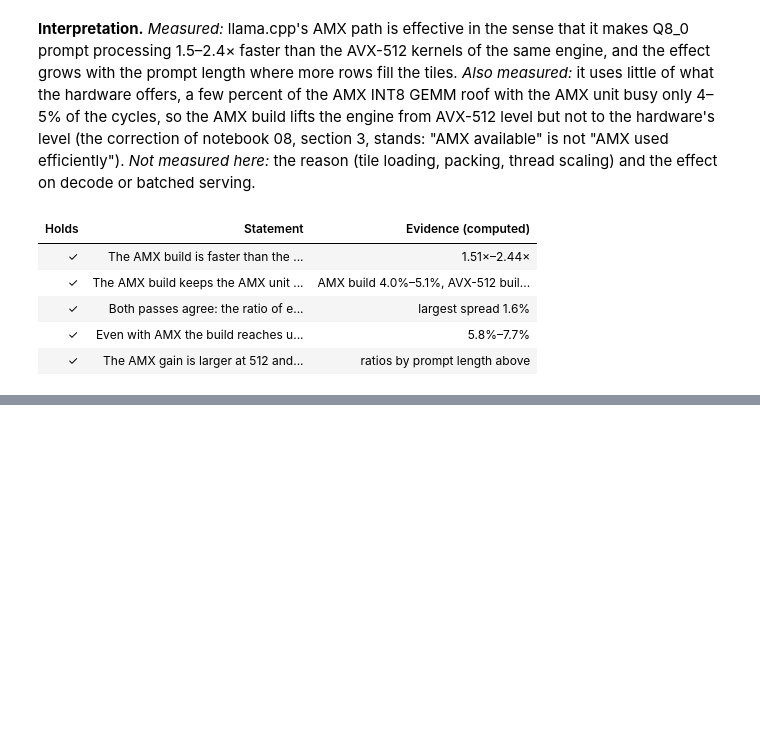
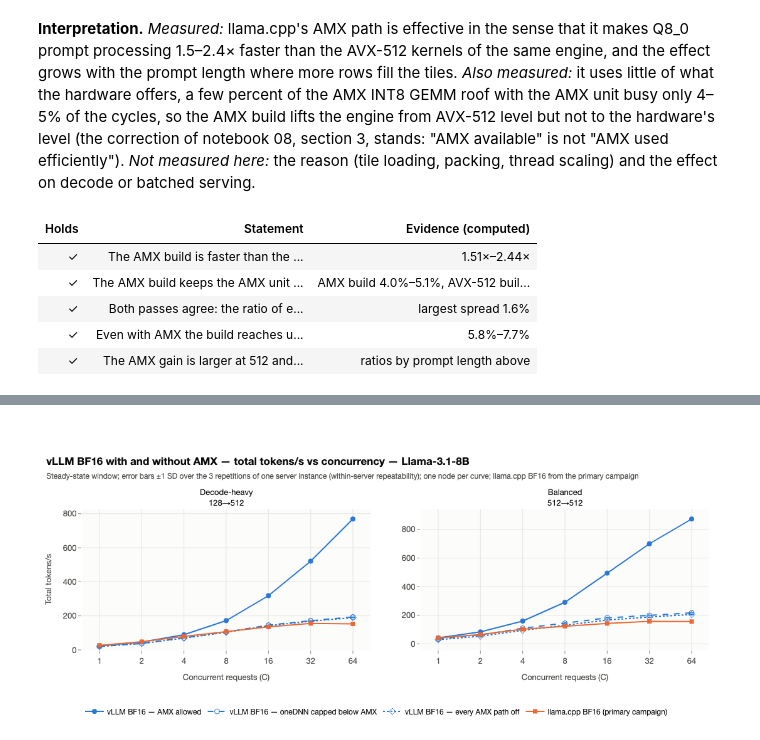
Before and after one commit to struggling-student/llm-backend-analysis, a Jupyter notebook: notebooks/backend_selection/12_amx_ablations.ipynb, the cells around one changed output, grey strips where cells are left out. Drawn from its saved outputs; the diff is of its cells as text; code cells hidden in the pictures; blank space fills up the shorter version.

```diff
--- a/notebooks/backend_selection/12_amx_ablations.ipynb
+++ b/notebooks/backend_selection/12_amx_ablations.ipynb
@@ -128,0 +134,16 @@ display(claims_table(claims))
+# %%
+lv_pts = loaders.online_points("amx-ablation", model=registry.primary_model(), include_variants=True)
+lv = amx.level_frame(lv_pts)
+main = loaders.online_points(model=registry.primary_model())
+llama = main[main["configuration_id"] == "llama_cpp_bf16"]
+vllm_main = main[main["configuration_id"] == "vllm_bf16"]
+fig = plots.ablation_figure(lv, llama[llama["workload"].isin(lv["workload"].unique())],
+                            title="vLLM BF16 with and without AMX — total tokens/s vs concurrency — Llama-3.1-8B",
+                            subtitle="Steady-state window; error bars ±1 SD over the 3 repetitions of one server instance (within-server repeatability); "
+                                     "one node per curve; llama.cpp BF16 from the primary campaign")
+fig.show()
+export_figure(fig, "amx_ablation_throughput", source=NOTEBOOK,
+              caption="vLLM BF16 total tokens/s vs concurrent requests with AMX allowed, with oneDNN capped below AMX and with every AMX path off, for the balanced "
+                      "(512→512) and decode-heavy (128→512) workloads; llama.cpp BF16 as reference. Error bars: ±1 SD over the 3 repetitions of one server instance.")
+# %% [output]
+[figure, added]
```
Also changed, not shown: parts of 9 cells of this notebook, 9 other files.
